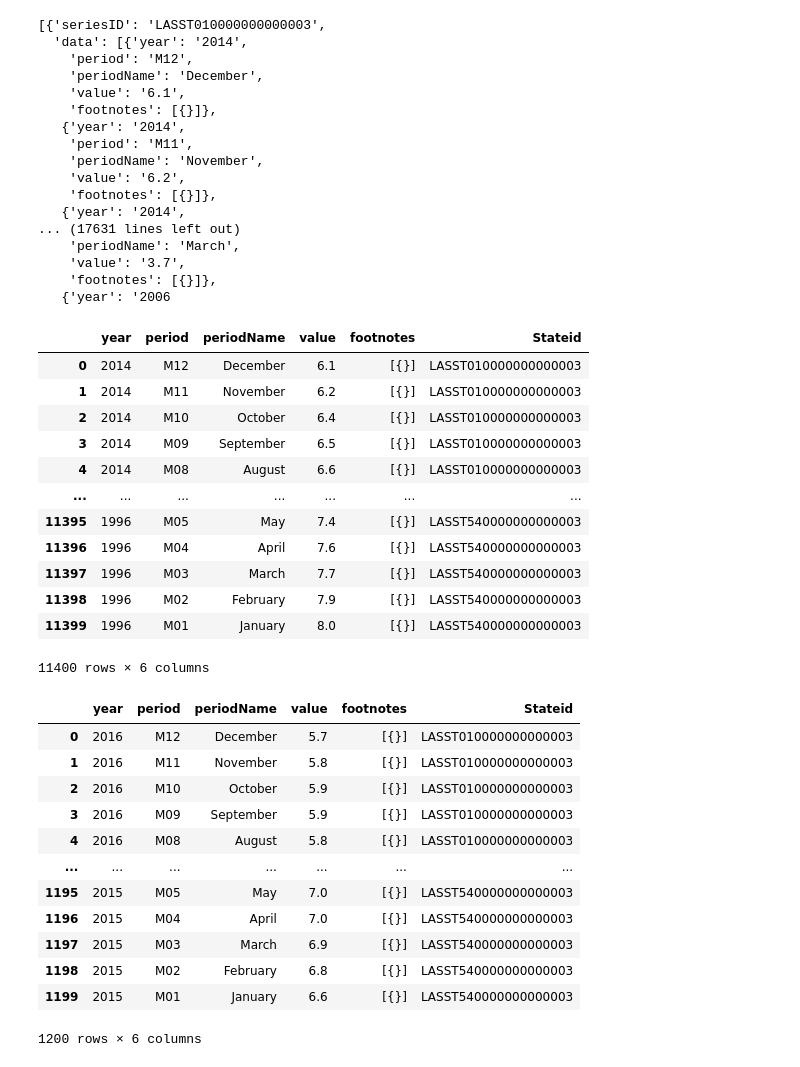
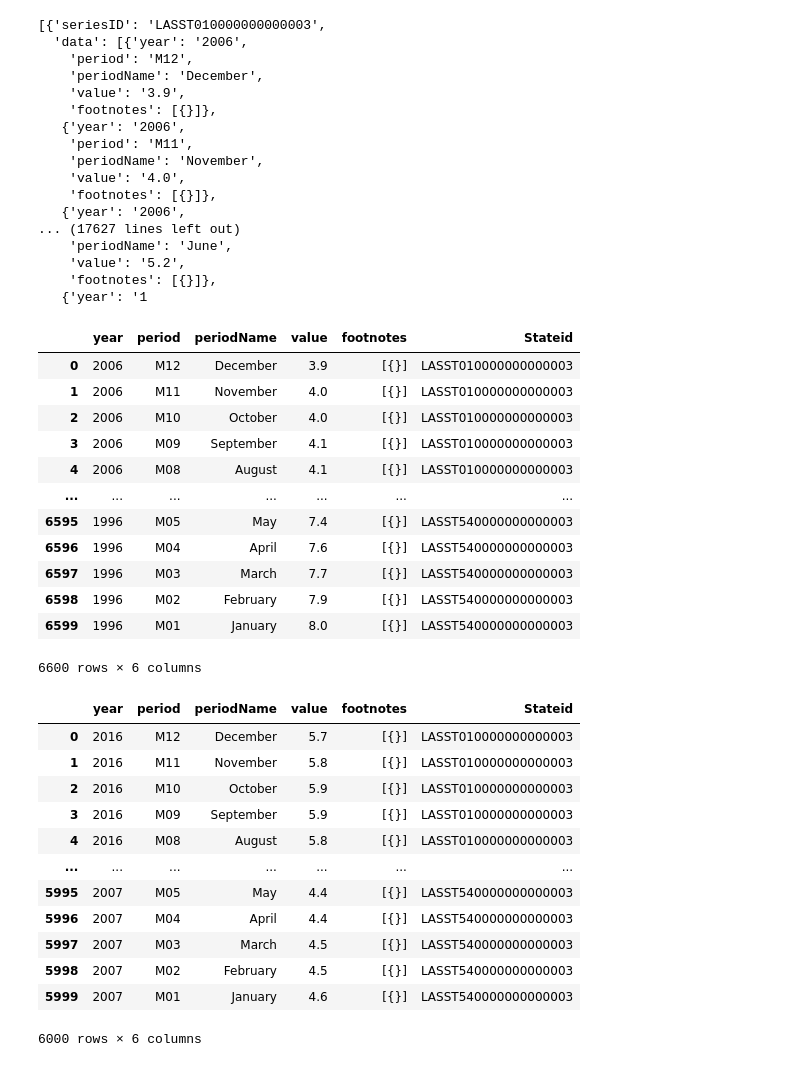
Before and after one commit to rsimeonoglou/group-project-1, a Jupyter notebook: States_bls data.ipynb, the cells around one changed output. Cells and saved outputs as stored; diff of their text form; code cells hidden in the pictures.

```diff
--- a/States_bls data.ipynb
+++ b/States_bls data.ipynb
@@ -5,14 +5,16 @@ import numpy as np
 import json
 import requests
 import matplotlib.pyplot as plt
-from key import api_key
+from key import api_key, gkey
+import gmaps
 
 url = "https://api.bls.gov/publicAPI/v2/timeseries/data/"
 
 states_pd = pd.read_csv("Resources/states.csv")
 series_ids = states_pd["Series Id"].tolist()
+
 start_year = "1996"
-end_year = "2014"
+end_year = "2006"
 header = {"Content-Type": "application/json"}
 
 payload = json.dumps({"seriesid":series_ids,
@@ -25,22 +27,22 @@ state_response1 = requests.post(url,headers=header,data=payload).json()['Results
 state_response1
 # %% [output]
 [{'seriesID': 'LASST010000000000003',
-  'data': [{'year': '2014',
+  'data': [{'year': '2006',
     'period': 'M12',
     'periodName': 'December',
-    'value': '6.1',
+    'value': '3.9',
     'footnotes': [{}]},
-   {'year': '2014',
+   {'year': '2006',
     'period': 'M11',
     'periodName': 'November',
-    'value': '6.2',
+    'value': '4.0',
     'footnotes': [{}]},
-   {'year': '2014',
-... (17631 lines left out)
-    'periodName': 'March',
-    'value': '3.7',
+   {'year': '2006',
+... (17627 lines left out)
+    'periodName': 'June',
+    'value': '5.2',
     'footnotes': [{}]},
-   {'year': '2006
+   {'year': '1
 # %%
 states1_df = pd.DataFrame(columns=['year','period','periodName','value','footnotes','Stateid'])
 
@@ -52,52 +54,52 @@ for i in range(0, len(state_response1)):
 states1_df
 # %% [output]
 |  | year | period | periodName | value | footnotes | Stateid |
-| 0 | 2014 | M12 | December | 6.1 | [{}] | LASST010000000000003 |
-| 1 | 2014 | M11 | November | 6.2 | [{}] | LASST010000000000003 |
-| 2 | 2014 | M10 | October | 6.4 | [{}] | LASST010000000000003 |
-| 3 | 2014 | M09 | September | 6.5 | [{}] | LASST010000000000003 |
-| 4 | 2014 | M08 | August | 6.6 | [{}] | LASST010000000000003 |
+| 0 | 2006 | M12 | December | 3.9 | [{}] | LASST010000000000003 |
+| 1 | 2006 | M11 | November | 4.0 | [{}] | LASST010000000000003 |
+| 2 | 2006 | M10 | October | 4.0 | [{}] | LASST010000000000003 |
+| 3 | 2006 | M09 | September | 4.1 | [{}] | LASST010000000000003 |
+| 4 | 2006 | M08 | August | 4.1 | [{}] | LASST010000000000003 |
 | ... | ... | ... | ... | ... | ... | ... |
-| 11395 | 1996 | M05 | May | 7.4 | [{}] | LASST540000000000003 |
-| 11396 | 1996 | M04 | April | 7.6 | [{}] | LASST540000000000003 |
-| 11397 | 1996 | M03 | March | 7.7 | [{}] | LASST540000000000003 |
-| 11398 | 1996 | M02 | February | 7.9 | [{}] | LASST540000000000003 |
-| 11399 | 1996 | M01 | January | 8.0 | [{}] | LASST540000000000003 |
+| 6595 | 1996 | M05 | May | 7.4 | [{}] | LASST540000000000003 |
+| 6596 | 1996 | M04 | April | 7.6 | [{}] | LASST540000000000003 |
+| 6597 | 1996 | M03 | March | 7.7 | [{}] | LASST540000000000003 |
+| 6598 | 1996 | M02 | February | 7.9 | [{}] | LASST540000000000003 |
+| 6599 | 1996 | M01 | January | 8.0 | [{}] | LASST540000000000003 |
-11400 rows × 6 columns
+6600 rows × 6 columns
 # %%
-start_year = "2015"
+start_year = "2007"
 end_year = "2016"
 header = {"Content-Type": "application/json"}
 payload = json.dumps({"seriesid":series_ids,
                      "startyear":start_year,
                      "endyear":end_year,
                       "registrationkey":api_key
                       })
 
 state_response2 = requests.post(url,headers=header,data=payload).json()['Results']['series']
 
 states2_df = pd.DataFrame(columns=['year','period','periodName','value','footnotes','Stateid'])
 
 for i in range(0, len(state_response2)):
      seriesDF= pd.DataFrame(state_response2[i]['data'])
      seriesDF["Stateid"] = state_response2[i]["seriesID"]
      states2_df = states2_df.append(seriesDF, ignore_index = True)
 
 states2_df
 # %% [output]
 |  | year | period | periodName | value | footnotes | Stateid |
 | 0 | 2016 | M12 | December | 5.7 | [{}] | LASST010000000000003 |
 | 1 | 2016 | M11 | November | 5.8 | [{}] | LASST010000000000003 |
 | 2 | 2016 | M10 | October | 5.9 | [{}] | LASST010000000000003 |
 | 3 | 2016 | M09 | September | 5.9 | [{}] | LASST010000000000003 |
 | 4 | 2016 | M08 | August | 5.8 | [{}] | LASST010000000000003 |
 | ... | ... | ... | ... | ... | ... | ... |
-| 1195 | 2015 | M05 | May | 7.0 | [{}] | LASST540000000000003 |
-| 1196 | 2015 | M04 | April | 7.0 | [{}] | LASST540000000000003 |
-| 1197 | 2015 | M03 | March | 6.9 | [{}] | LASST540000000000003 |
-| 1198 | 2015 | M02 | February | 6.8 | [{}] | LASST540000000000003 |
-| 1199 | 2015 | M01 | January | 6.6 | [{}] | LASST540000000000003 |
+| 5995 | 2007 | M05 | May | 4.4 | [{}] | LASST540000000000003 |
+| 5996 | 2007 | M04 | April | 4.4 | [{}] | LASST540000000000003 |
+| 5997 | 2007 | M03 | March | 4.5 | [{}] | LASST540000000000003 |
+| 5998 | 2007 | M02 | February | 4.5 | [{}] | LASST540000000000003 |
+| 5999 | 2007 | M01 | January | 4.6 | [{}] | LASST540000000000003 |
-1200 rows × 6 columns
+6000 rows × 6 columns
 # %%
 dataframes = [states2_df,states1_df]
 states_df = pd.concat(dataframes)
```
Also changed, not shown: parts of 10 cells of this notebook, 2 other files.
